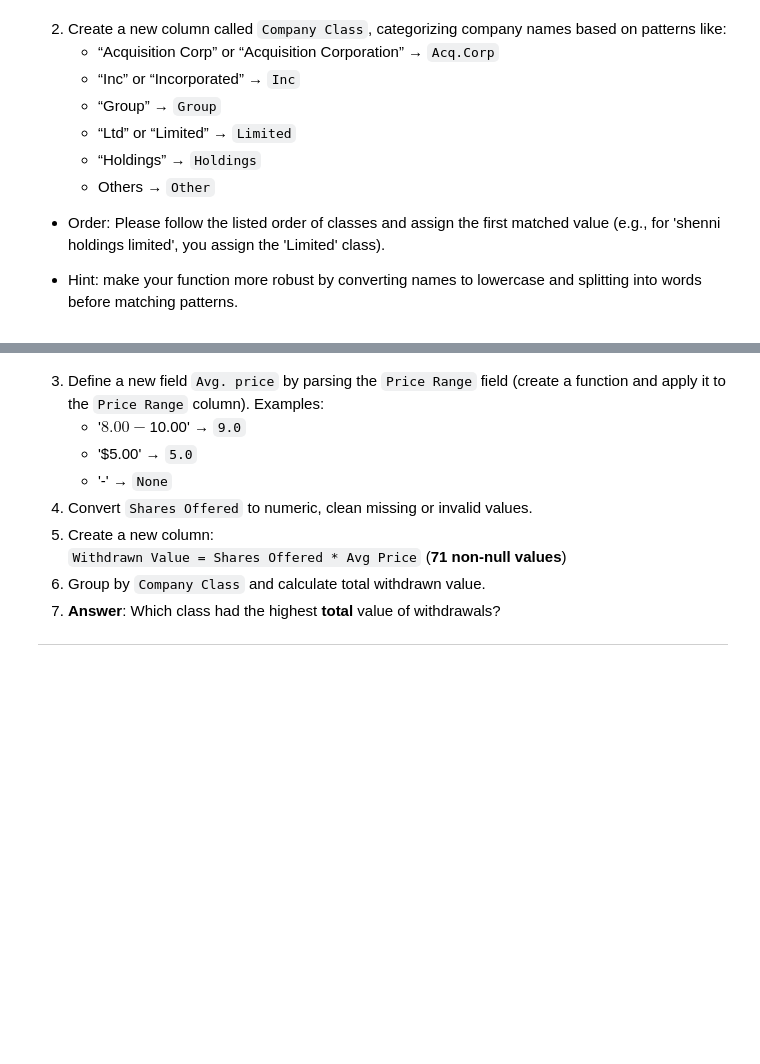
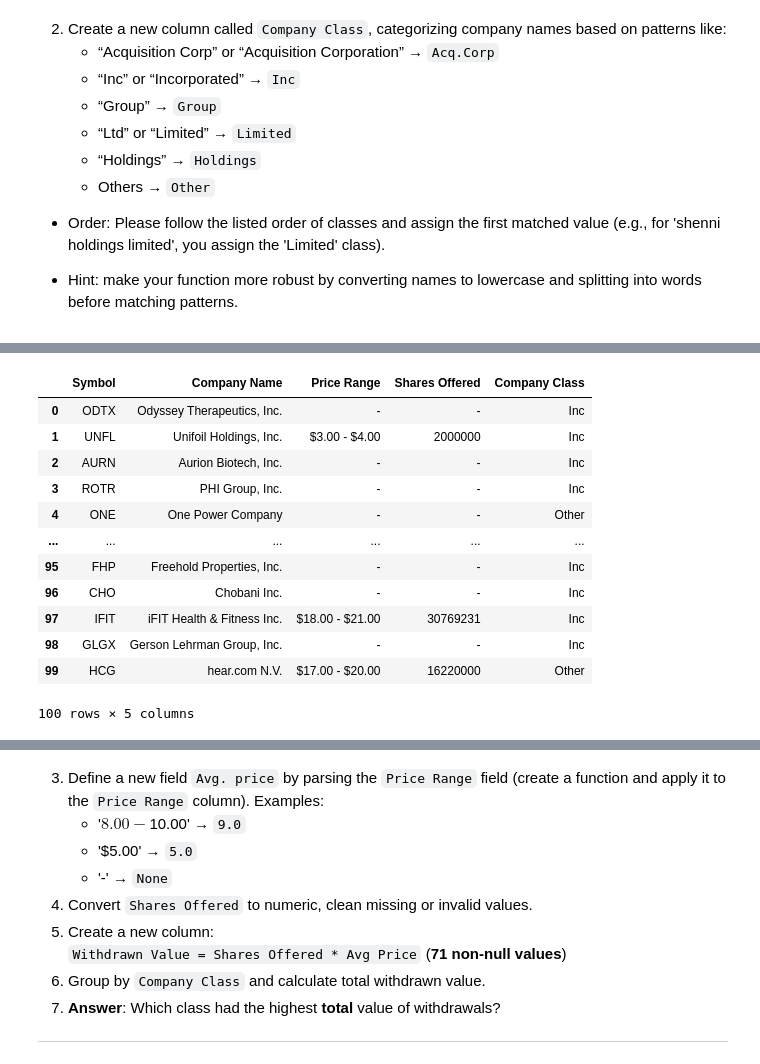
Before and after one commit to YannPhamVan/StockMarketsAnalyticsZoomcamp, a Jupyter notebook: 02-dataframe-analysis-homework.ipynb, the cells around one changed output, grey strips where cells are left out. Drawn from its saved outputs; the diff is of its cells as text; code cells hidden in the pictures; blank space fills up the shorter version.

```diff
--- a/02-dataframe-analysis-homework.ipynb
+++ b/02-dataframe-analysis-homework.ipynb
@@ -147,0 +146,33 @@ withdrawn_ipos
+# %%
+def get_company_class(company_name: str):
+  cn = company_name.lower()
+  if cn.find('acquisition corp')>=0 or cn.find('acquisition corporation')>=0:
+    return 'Acq.Corp'
+  elif cn.find('inc')>=0 or cn.find('incorporated')>=0:
+    return 'Inc'
+  elif cn.find('group')>=0:
+    return 'Group'
+  elif cn.find('ltd')>=0 or cn.find('limited')>=0:
+    return 'Limited'
+  elif cn.find('holdings')>=0:
+    return 'Holdings'
+  else:
+    return 'Other'
+
+withdrawn_ipos["Company Class"] = withdrawn_ipos["Company Name"].apply(get_company_class)
+
+withdrawn_ipos
+# %% [output]
+|  | Symbol | Company Name | Price Range | Shares Offered | Company Class |
+| 0 | ODTX | Odyssey Therapeutics, Inc. | - | - | Inc |
+| 1 | UNFL | Unifoil Holdings, Inc. | $3.00 - $4.00 | 2000000 | Inc |
+| 2 | AURN | Aurion Biotech, Inc. | - | - | Inc |
+| 3 | ROTR | PHI Group, Inc. | - | - | Inc |
+| 4 | ONE | One Power Company | - | - | Other |
+| ... | ... | ... | ... | ... | ... |
+| 95 | FHP | Freehold Properties, Inc. | - | - | Inc |
+| 96 | CHO | Chobani Inc. | - | - | Inc |
+| 97 | IFIT | iFIT Health & Fitness Inc. | $18.00 - $21.00 | 30769231 | Inc |
+| 98 | GLGX | Gerson Lehrman Group, Inc. | - | - | Inc |
+| 99 | HCG | hear.com N.V. | $17.00 - $20.00 | 16220000 | Other |
+100 rows × 5 columns
```
Also changed, not shown: parts of 3 cells of this notebook.
